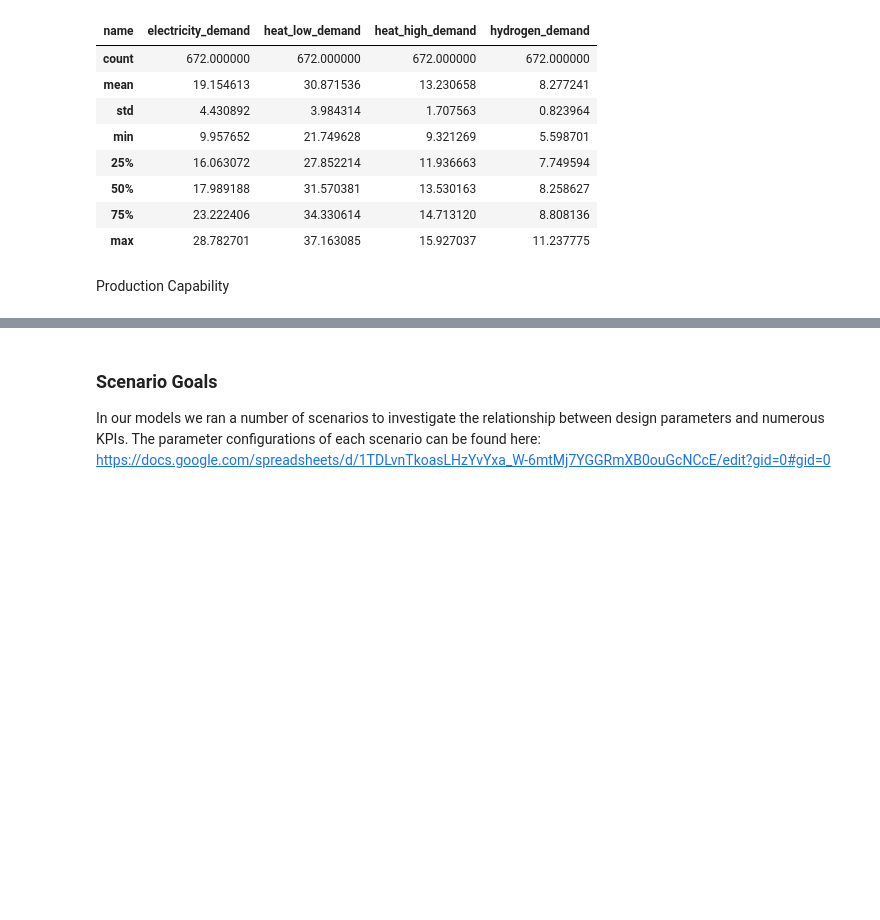
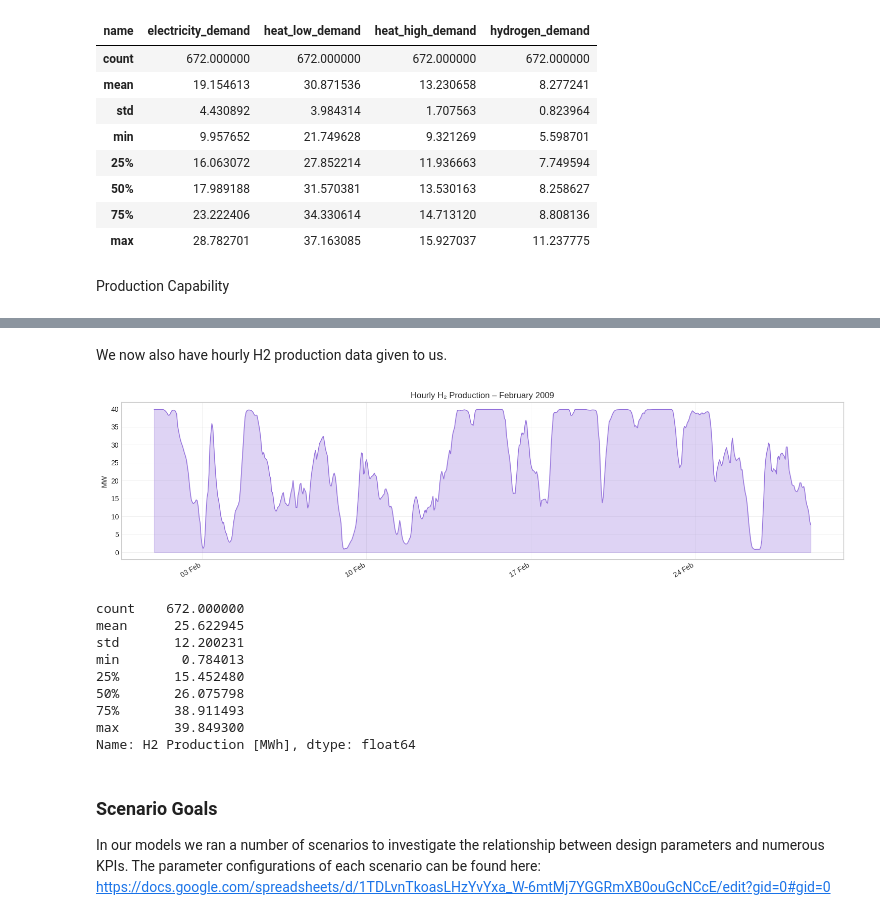
Before and after one commit to karivero/esi_final_repo, a Jupyter notebook: final_esi/ESI_Assignment/part2_combined_submission.ipynb, the cells around one changed output, grey strips where cells are left out. Saved outputs shown, nothing was run; the diff lists cells and outputs as text; code cells hidden in the pictures; blank space fills up the shorter version.

```diff
--- a/final_esi/ESI_Assignment/part2_combined_submission.ipynb
+++ b/final_esi/ESI_Assignment/part2_combined_submission.ipynb
@@ -1331,3 +1054,37 @@ plt.show()
+# %% [markdown]
+We now also have hourly H2 production data given to us.
+# %%
+import matplotlib.pyplot as plt
+import matplotlib.dates as mdates
+
+fig, ax = plt.subplots(figsize=(15, 4))
+
+ax.plot(times, H2_available.values, color='mediumpurple', linewidth=1)
+ax.fill_between(times, H2_available.values, alpha=0.3, color='mediumpurple')
+
+ax.set_ylabel('MW')
+ax.set_title('Hourly H₂ Production – February 2009')
+ax.grid(True, alpha=0.4)
+
+ax.xaxis.set_major_formatter(mdates.DateFormatter('%d %b'))
+ax.xaxis.set_major_locator(mdates.WeekdayLocator(interval=1))
+fig.autofmt_xdate(rotation=30)
+
+plt.tight_layout()
+plt.show()
+
+H2_available.describe()
+# %% [output]
+[figure, added]
+count    672.000000
+mean      25.622945
+std       12.200231
+min        0.784013
+25%       15.452480
+50%       26.075798
+75%       38.911493
+max       39.849300
+Name: H2 Production [MWh], dtype: float64
 # %% [markdown]
 ### Scenario Goals
 In our models we ran a number of scenarios to investigate the relationship between design parameters and numerous KPIs. The parameter configurations of each scenario can be found here:
```
Also changed, not shown: parts of 34 cells of this notebook, 5 other files.
